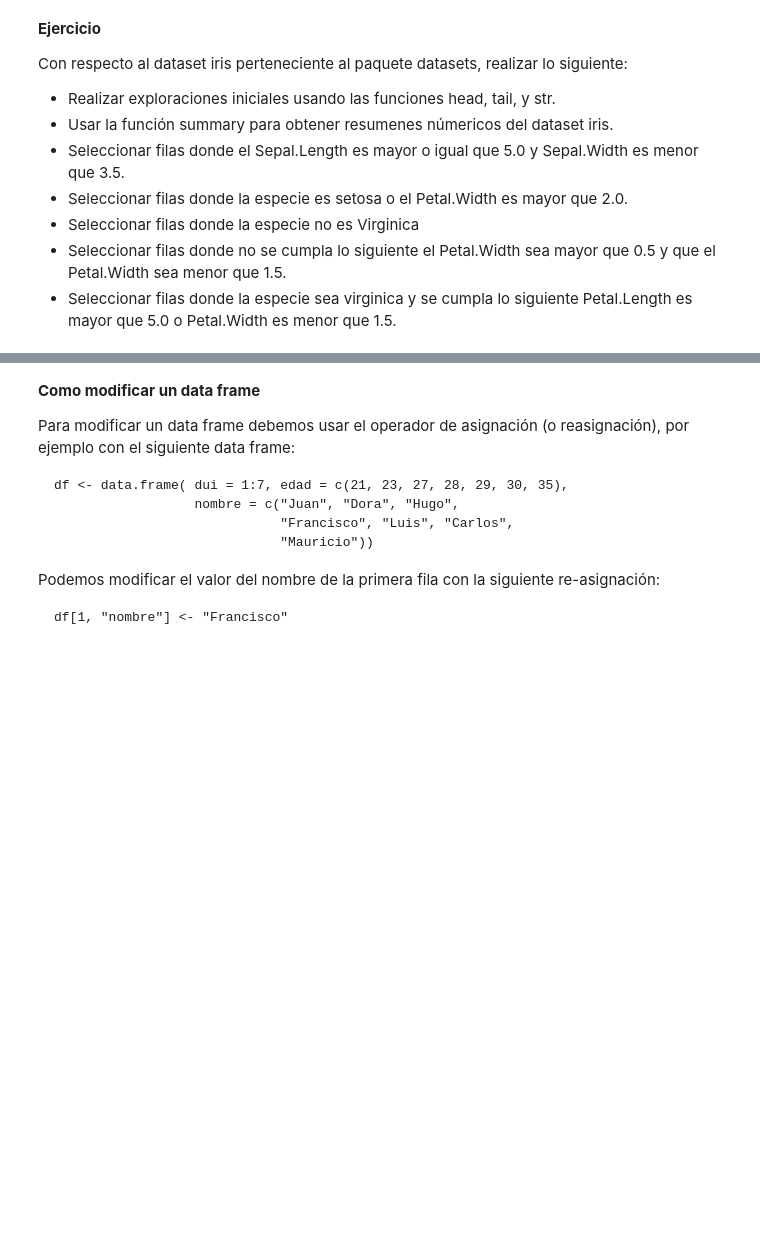
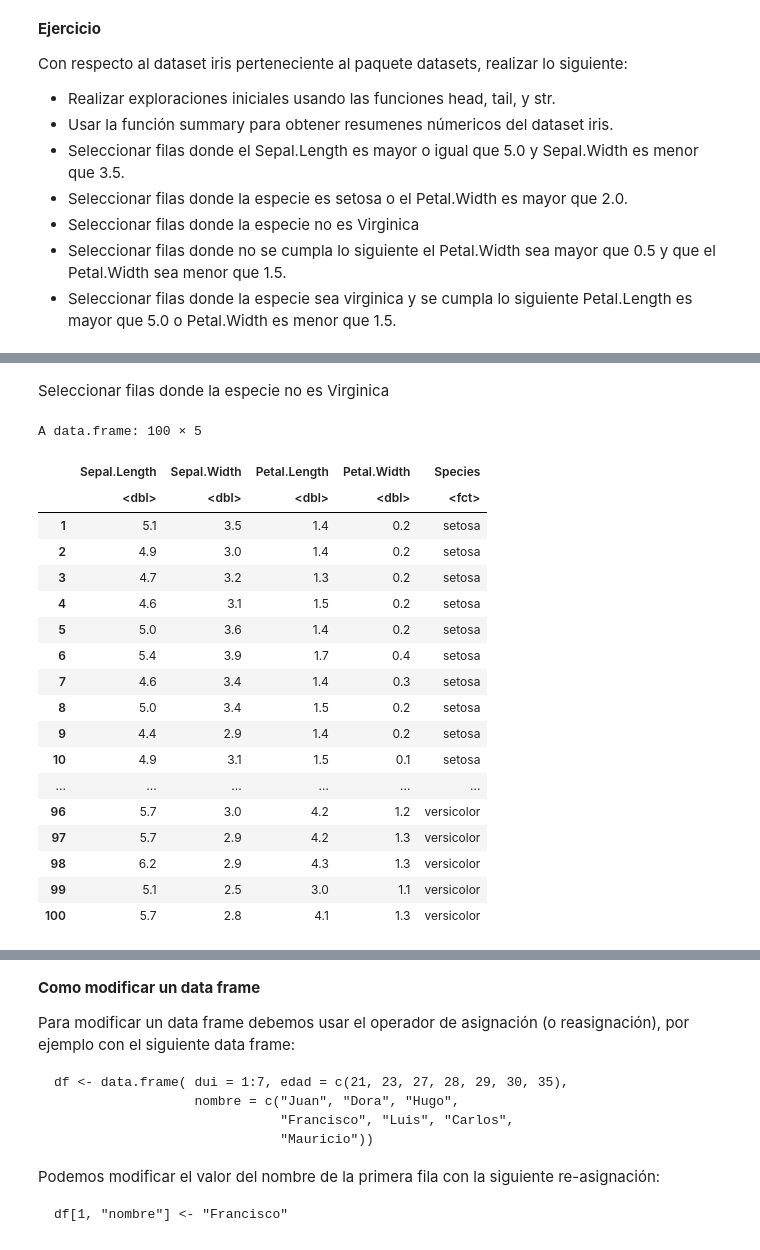
Before and after one commit to ricardo-rios/fund_prog_est, a Jupyter notebook: UnidadI/introduccion_R.ipynb, the cells around one changed output, grey strips where cells are left out. Cells and saved outputs as stored; diff of their text form; code cells hidden in the pictures; blank space fills up the shorter version.

```diff
--- a/UnidadI/introduccion_R.ipynb
+++ b/UnidadI/introduccion_R.ipynb
@@ -1320,0 +1416,24 @@ Con respecto al dataset iris perteneciente al paquete datasets, realizar lo sigu
+# %% [markdown]
+Seleccionar filas donde la especie no es Virginica
+# %%
+iris[iris$Species != "virginica", ]
+# %% [output]
+A data.frame: 100 × 5
+|  | Sepal.Length | Sepal.Width | Petal.Length | Petal.Width | Species |
+|  | <dbl> | <dbl> | <dbl> | <dbl> | <fct> |
+| 1 | 5.1 | 3.5 | 1.4 | 0.2 | setosa |
+| 2 | 4.9 | 3.0 | 1.4 | 0.2 | setosa |
+| 3 | 4.7 | 3.2 | 1.3 | 0.2 | setosa |
+| 4 | 4.6 | 3.1 | 1.5 | 0.2 | setosa |
+| 5 | 5.0 | 3.6 | 1.4 | 0.2 | setosa |
+| 6 | 5.4 | 3.9 | 1.7 | 0.4 | setosa |
+| 7 | 4.6 | 3.4 | 1.4 | 0.3 | setosa |
+| 8 | 5.0 | 3.4 | 1.5 | 0.2 | setosa |
+| 9 | 4.4 | 2.9 | 1.4 | 0.2 | setosa |
+| 10 | 4.9 | 3.1 | 1.5 | 0.1 | setosa |
+| ... | ... | ... | ... | ... | ... |
+| 96 | 5.7 | 3.0 | 4.2 | 1.2 | versicolor |
+| 97 | 5.7 | 2.9 | 4.2 | 1.3 | versicolor |
+| 98 | 6.2 | 2.9 | 4.3 | 1.3 | versicolor |
+| 99 | 5.1 | 2.5 | 3.0 | 1.1 | versicolor |
+| 100 | 5.7 | 2.8 | 4.1 | 1.3 | versicolor |
```
Also changed, not shown: parts of 13 cells of this notebook.
